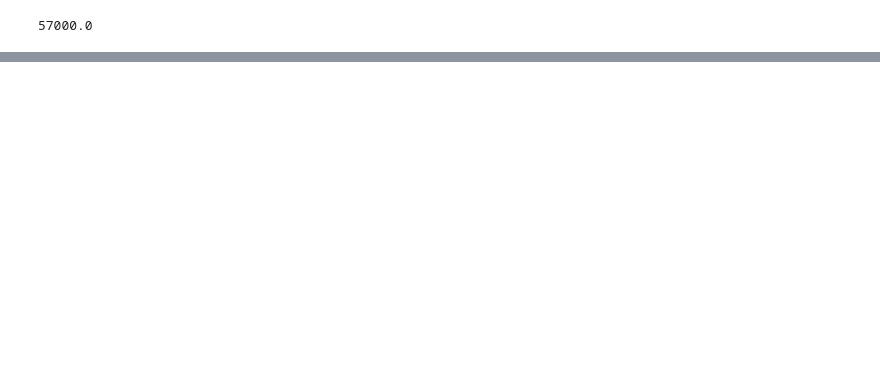
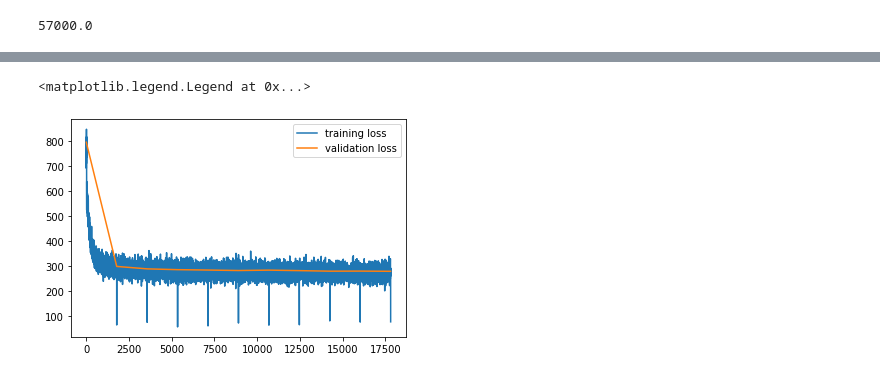
Before and after one commit to gio8tisu/DLAI-project, a Jupyter notebook: team08.ipynb, the cells around one changed output, grey strips where cells are left out. Cells and saved outputs as stored; diff of their text form; code cells hidden in the pictures; blank space fills up the shorter version.

```diff
--- a/team08.ipynb
+++ b/team08.ipynb
@@ -250,14 +311,14 @@ mse = torch.nn.MSELoss()
 adam = torch.optim.Adam(autoencoder.parameters(), lr=0.001)
 # %%
-def train(model, dataloader, criterion, optimizer, epoch):
+def train(model, dataloader, criterion, optimizer, epoch, loss_history):
     for i, batch in enumerate(dataloader):
         images = batch[0].to(device)
         optimizer.zero_grad()
         reconstructed = model(images)
-        loss = criterion(reconstructed, images)
+        loss = criterion(reconstructed, images) / BATCH_SIZE
         loss.backward()
         optimizer.step()
 
+        loss_history.append(loss.item())
         if i % 100 == 0:
-            print('[%d, %d] loss: %.3f' %
-                  (epoch + 1, i + 1, loss.item()))
+            print('[%d, %d] loss: %.3f' % (epoch + 1, i, loss.item()))
@@ -287 +373,8 @@ mnist_test = torchvision.datasets.MNIST('mnist_dataset', train=False, transform=
+# %%
+plt.plot(training_loss, label='training loss')
+plt.plot(np.arange(len(validation_loss)) * len(mnist_train) / BATCH_SIZE, validation_loss, label='validation loss')
+plt.legend()
+# %% [output]
+<matplotlib.legend.Legend at 0x...>
+[figure, added]
 # %%
```
Also changed, not shown: parts of 31 cells of this notebook.
